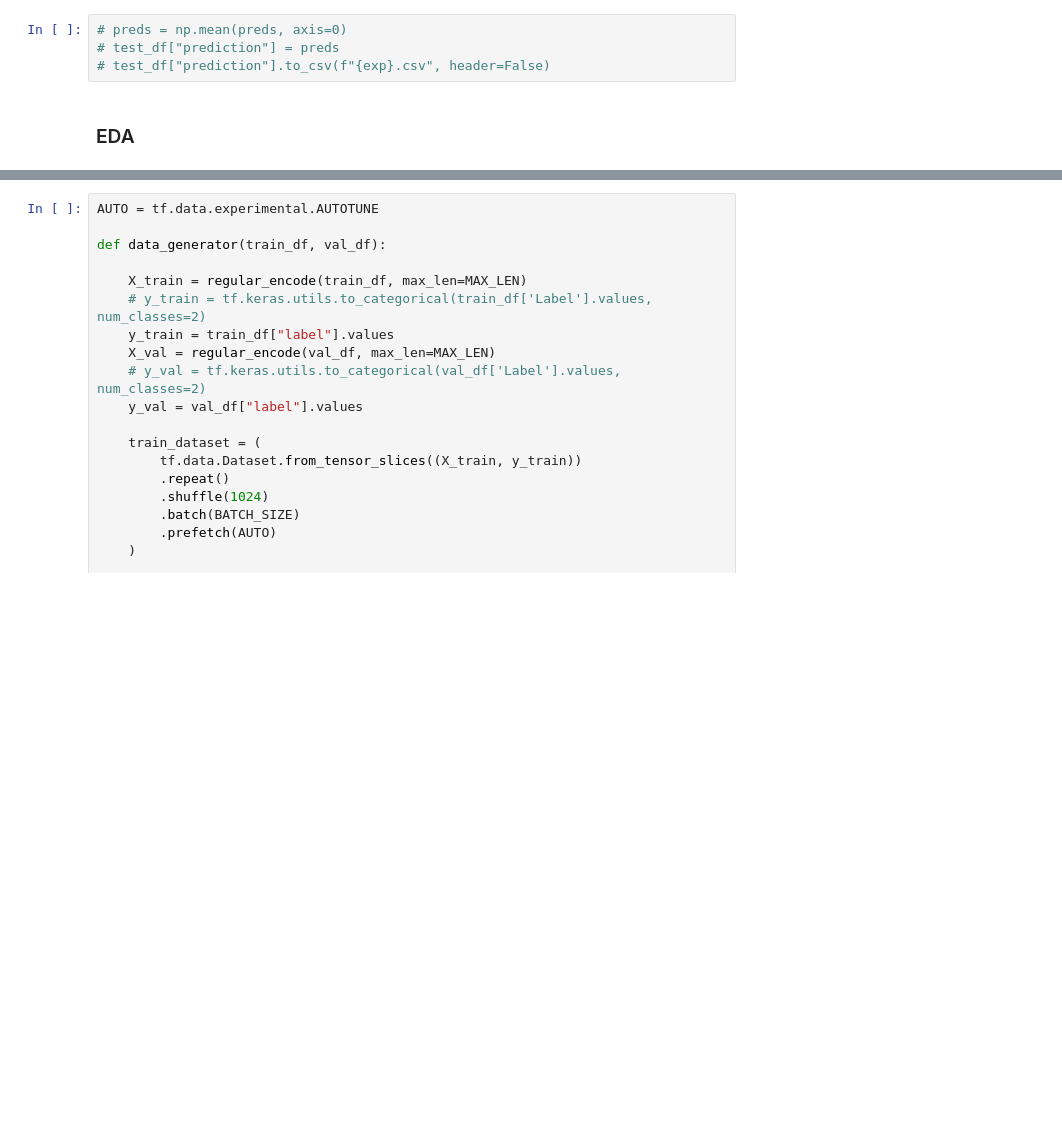
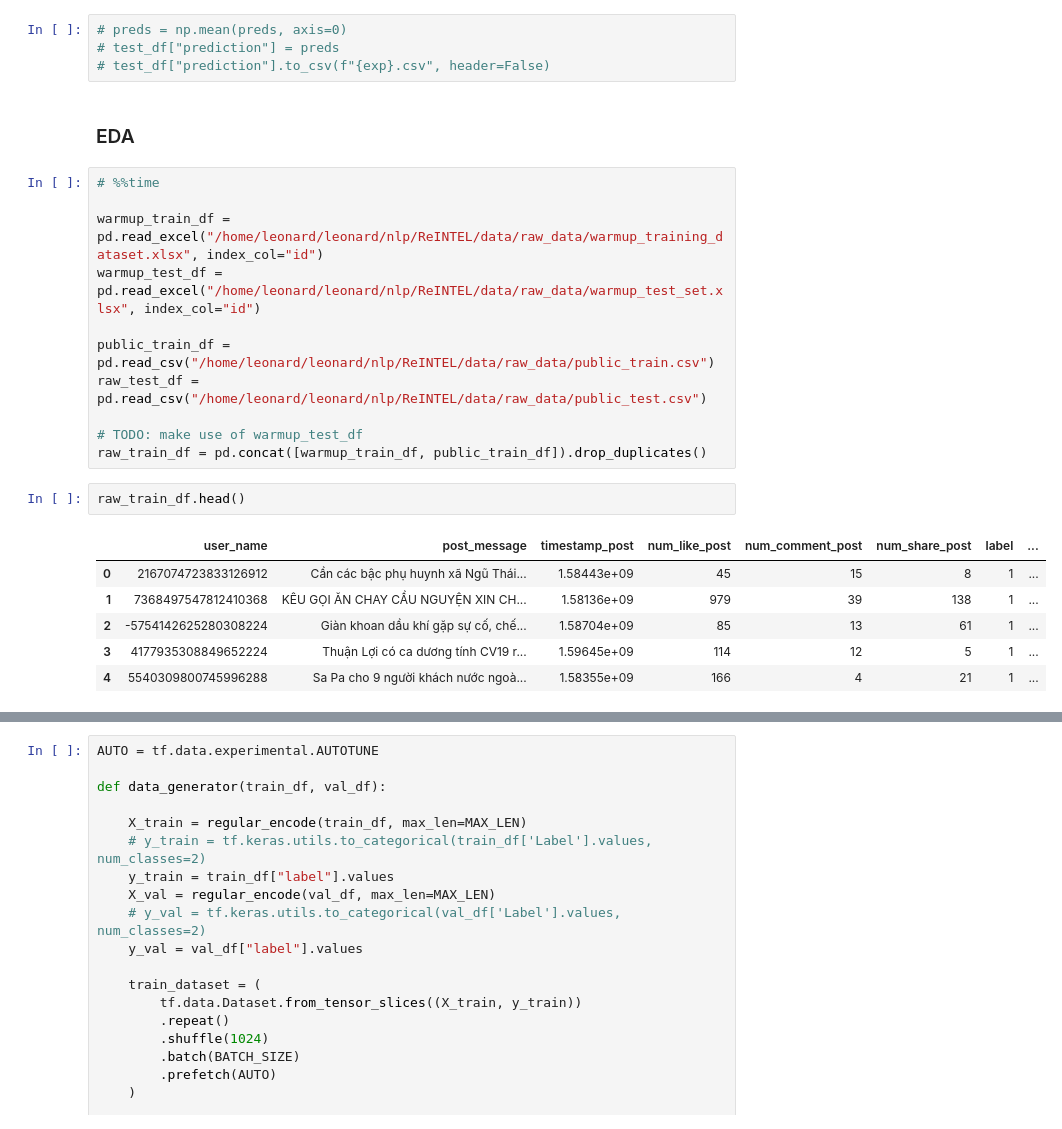
Before and after one commit to VietHoang1512/vlsp_reintel, a Jupyter notebook: EDA.ipynb, the cells around one changed output, grey strips where cells are left out. Cells and saved outputs as stored; diff of their text form; blank space fills up the shorter version.

```diff
--- a/EDA.ipynb
+++ b/EDA.ipynb
@@ -286,3 +333,23 @@ strategy = tf.distribute.MirroredStrategy()
 # test_df["prediction"].to_csv(f"{exp}.csv", header=False)
 # %% [markdown]
 ### EDA
+# %%
+# %%time
+
+warmup_train_df = pd.read_excel("/home/leonard/leonard/nlp/ReINTEL/data/raw_data/warmup_training_dataset.xlsx", index_col="id")
+warmup_test_df = pd.read_excel("/home/leonard/leonard/nlp/ReINTEL/data/raw_data/warmup_test_set.xlsx", index_col="id")
+
+public_train_df = pd.read_csv("/home/leonard/leonard/nlp/ReINTEL/data/raw_data/public_train.csv")
+raw_test_df = pd.read_csv("/home/leonard/leonard/nlp/ReINTEL/data/raw_data/public_test.csv")
+
+# TODO: make use of warmup_test_df
+raw_train_df = pd.concat([warmup_train_df, public_train_df]).drop_duplicates()
+# %%
+raw_train_df.head()
+# %% [output]
+|  | user_name | post_message | timestamp_post | num_like_post | num_comment_post | num_share_post | label | ... |
+| 0 | 2167074723833126912 | Cần các bậc phụ huynh xã Ngũ Thái... | 1.58443e+09 | 45 | 15 | 8 | 1 | ... |
+| 1 | 7368497547812410368 | KÊU GỌI ĂN CHAY CẦU NGUYỆN XIN CH... | 1.58136e+09 | 979 | 39 | 138 | 1 | ... |
+| 2 | -5754142625280308224 | Giàn khoan dầu khí gặp sự cố, chế... | 1.58704e+09 | 85 | 13 | 61 | 1 | ... |
+| 3 | 4177935308849652224 | Thuận Lợi có ca dương tính CV19 r... | 1.59645e+09 | 114 | 12 | 5 | 1 | ... |
+| 4 | 5540309800745996288 | Sa Pa cho 9 người khách nước ngoà... | 1.58355e+09 | 166 | 4 | 21 | 1 | ... |
```
Also changed, not shown: parts of 85 cells of this notebook, 9 other files.
